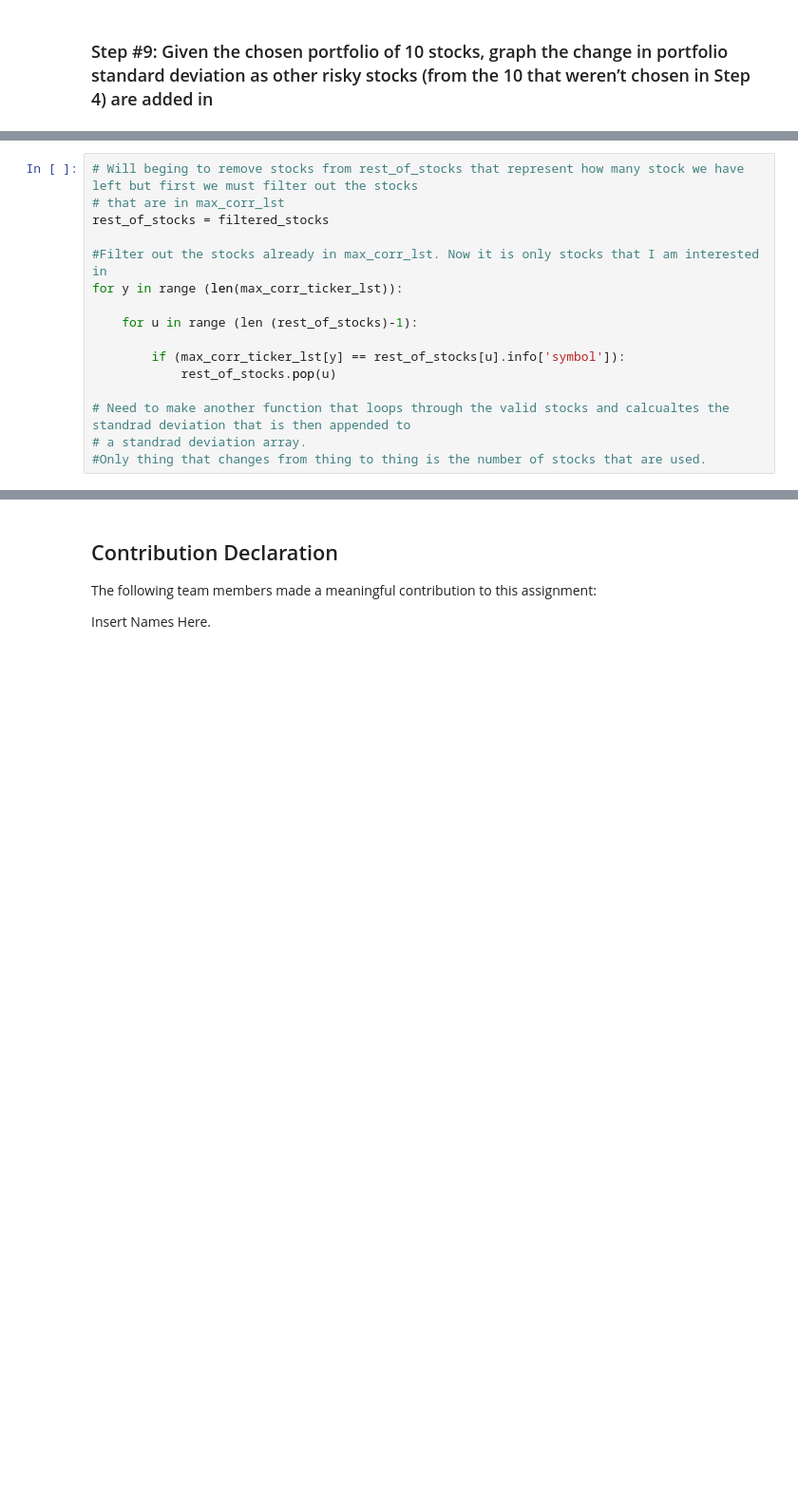
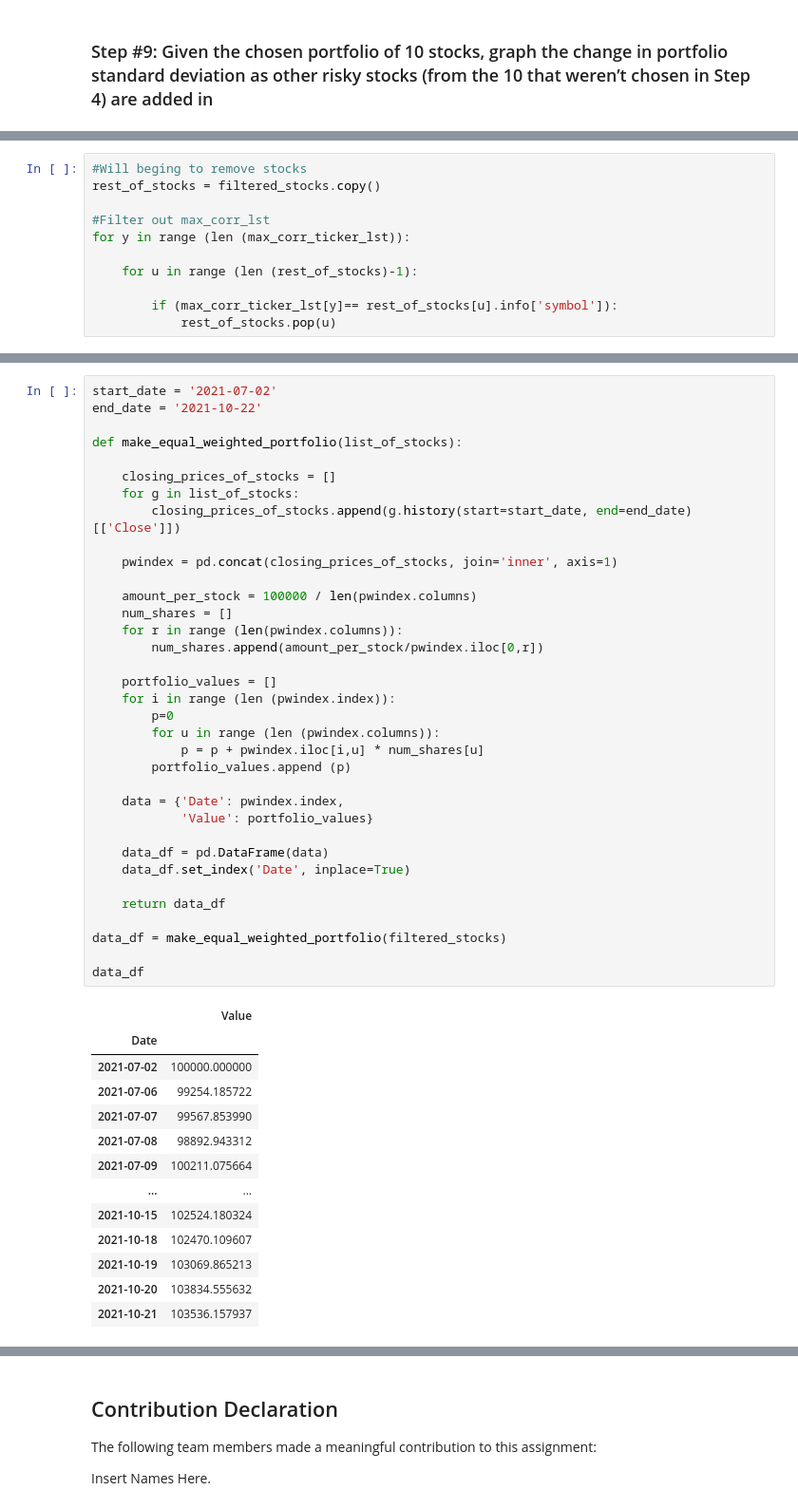
Before and after one commit to gnishiwaki/Team3-CFM101, a Jupyter notebook: Team_17_Assignment.ipynb, the cells around one changed output, grey strips where cells are left out. Shown at 95% size. Drawn from its saved outputs; the diff is of its cells as text; blank space fills up the shorter version.

```diff
--- a/Team_17_Assignment.ipynb
+++ b/Team_17_Assignment.ipynb
@@ -557,18 +550,13 @@ max_corr_ticker_lst
 # %%
-# Will beging to remove stocks from rest_of_stocks that represent how many stock we have left but first we must filter out the stocks
-# that are in max_corr_lst
-rest_of_stocks = filtered_stocks
+#Will beging to remove stocks
+rest_of_stocks = filtered_stocks.copy()
 
-#Filter out the stocks already in max_corr_lst. Now it is only stocks that I am interested in
-for y in range (len(max_corr_ticker_lst)):
+#Filter out max_corr_lst
+for y in range (len (max_corr_ticker_lst)):
 
     for u in range (len (rest_of_stocks)-1):
 
-        if (max_corr_ticker_lst[y] == rest_of_stocks[u].info['symbol']):
+        if (max_corr_ticker_lst[y]== rest_of_stocks[u].info['symbol']):
             rest_of_stocks.pop(u)
-
-# Need to make another function that loops through the valid stocks and calcualtes the standrad deviation that is then appended to
-# a standrad deviation array.
-#Only thing that changes from thing to thing is the number of stocks that are used.
 # %%
 max_corr_ticker_lst
@@ -600,0 +670,49 @@ plt.ylabel('Standard Deviation')
+# %%
+start_date = '2021-07-02'
+end_date = '2021-10-22'
+
+def make_equal_weighted_portfolio(list_of_stocks):
+
+    closing_prices_of_stocks = []
+    for g in list_of_stocks:
+        closing_prices_of_stocks.append(g.history(start=start_date, end=end_date)[['Close']])
+
+    pwindex = pd.concat(closing_prices_of_stocks, join='inner', axis=1)
+
+    amount_per_stock = 100000 / len(pwindex.columns)
+    num_shares = []
+    for r in range (len(pwindex.columns)):
+        num_shares.append(amount_per_stock/pwindex.iloc[0,r])
+
+    portfolio_values = []
+    for i in range (len (pwindex.index)):
+        p=0
+        for u in range (len (pwindex.columns)):
+            p = p + pwindex.iloc[i,u] * num_shares[u]
+        portfolio_values.append (p)
+
+    data = {'Date': pwindex.index,
+            'Value': portfolio_values}
+
+    data_df = pd.DataFrame(data)
+    data_df.set_index('Date', inplace=True)
+
+    return data_df
+
+data_df = make_equal_weighted_portfolio(filtered_stocks)
+
+data_df
+# %% [output]
+|  | Value |
+| Date |  |
+| 2021-07-02 | 100000.000000 |
+| 2021-07-06 | 99254.185722 |
+| 2021-07-07 | 99567.853990 |
+| 2021-07-08 | 98892.943312 |
+| 2021-07-09 | 100211.075664 |
+| ... | ... |
+| 2021-10-15 | 102524.180324 |
+| 2021-10-18 | 102470.109607 |
+| 2021-10-19 | 103069.865213 |
+| 2021-10-20 | 103834.555632 |
+| 2021-10-21 | 103536.157937 |
```
Also changed, not shown: parts of 31 cells of this notebook, 1 other file.
